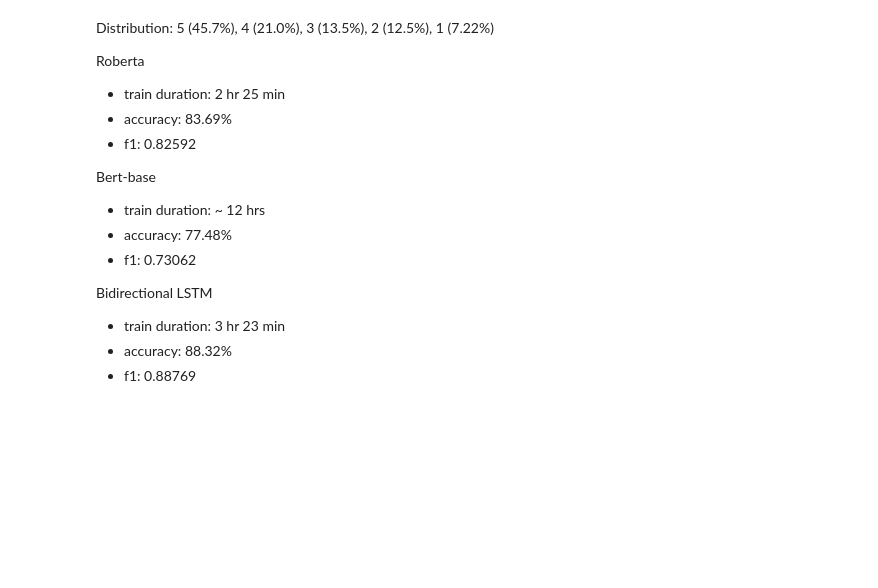
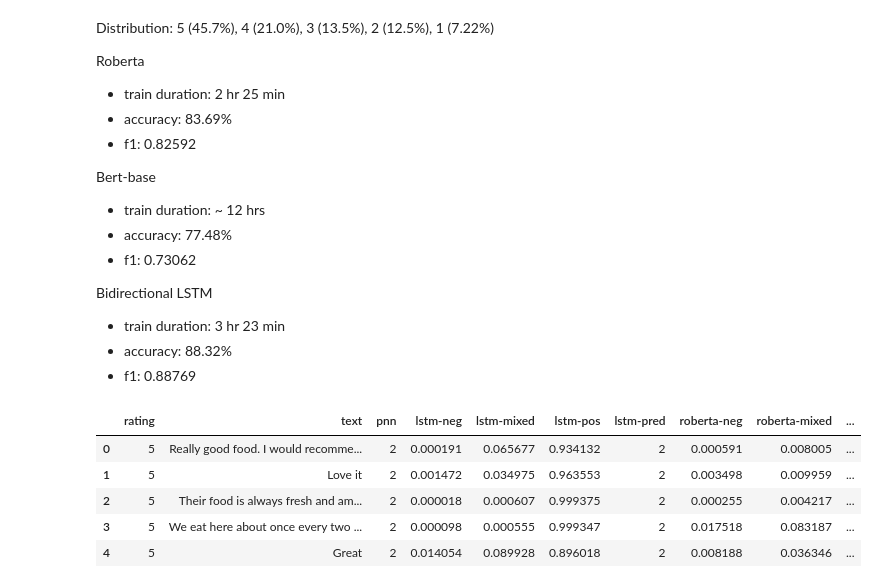
Before and after one commit to drwslv/ErdosReviewSentiment, a Jupyter notebook: duncan/summary-stats.ipynb, the cells around one changed output. Drawn from its saved outputs; the diff is of its cells as text; code cells hidden in the pictures; blank space fills up the shorter version.

```diff
--- a/duncan/summary-stats.ipynb
+++ b/duncan/summary-stats.ipynb
@@ -112,6 +111,14 @@ Bidirectional LSTM
 - f1: 0.88769
 # %%
 df_veg = pd.read_csv('./data/veg-test.csv')
+df_veg.head()
+# %% [output]
+|  | rating | text | pnn | lstm-neg | lstm-mixed | lstm-pos | lstm-pred | roberta-neg | roberta-mixed | ... |
+| 0 | 5 | Really good food. I would recomme... | 2 | 0.000191 | 0.065677 | 0.934132 | 2 | 0.000591 | 0.008005 | ... |
+| 1 | 5 | Love it | 2 | 0.001472 | 0.034975 | 0.963553 | 2 | 0.003498 | 0.009959 | ... |
+| 2 | 5 | Their food is always fresh and am... | 2 | 0.000018 | 0.000607 | 0.999375 | 2 | 0.000255 | 0.004217 | ... |
+| 3 | 5 | We eat here about once every two ... | 2 | 0.000098 | 0.000555 | 0.999347 | 2 | 0.017518 | 0.083187 | ... |
+| 4 | 5 | Great | 2 | 0.014054 | 0.089928 | 0.896018 | 2 | 0.008188 | 0.036346 | ... |
 # %%
 df_veg[df_veg['lstm-pred'] != df_veg['roberta-pred']].sample(20)
 # %% [output]
```
Also changed, not shown: parts of 2 cells of this notebook, 3 other files.
